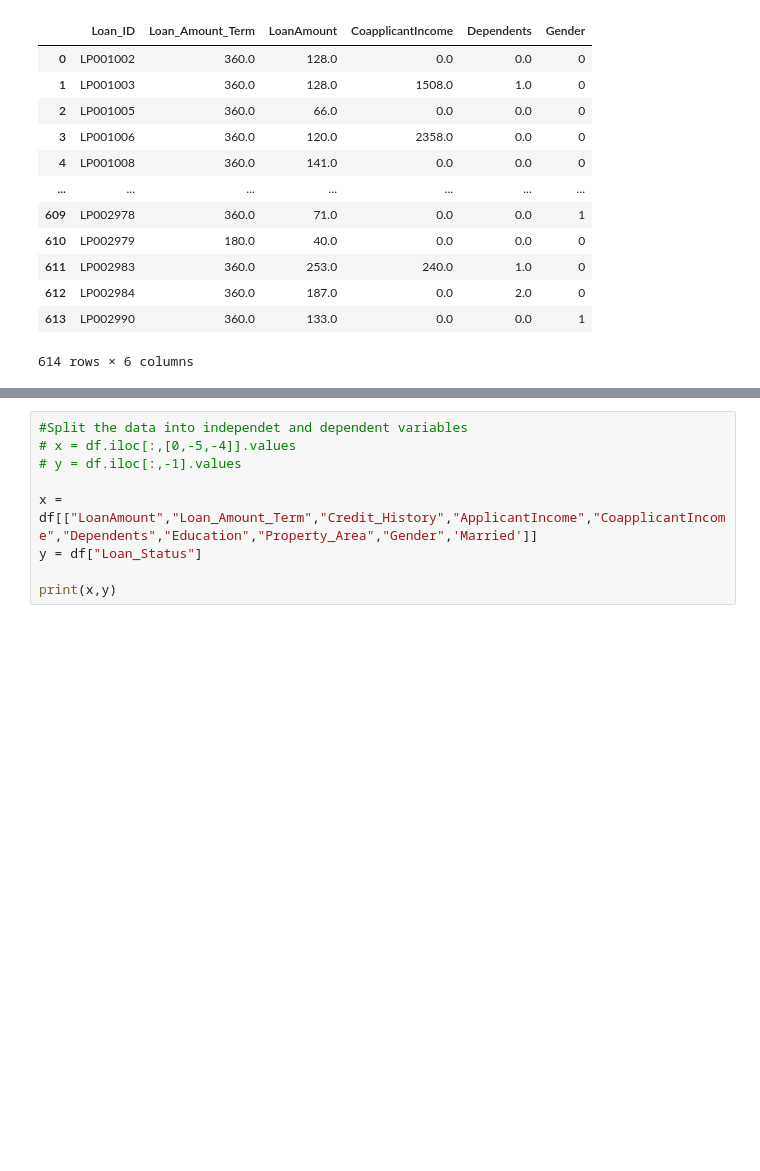
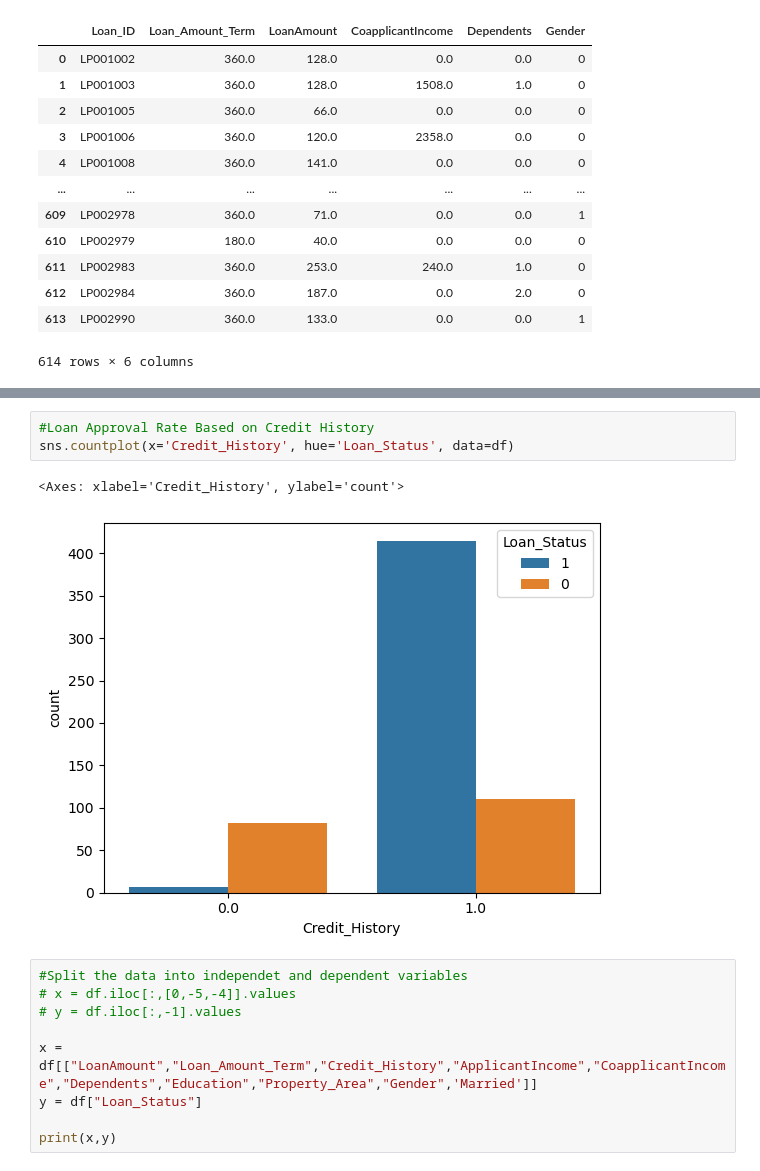
Before and after one commit to jaisic13/loan_default, a Jupyter notebook: Loan prediction.ipynb, the cells around one changed output, grey strips where cells are left out. Cells and saved outputs as stored; diff of their text form; blank space fills up the shorter version.

```diff
--- a/Loan prediction.ipynb
+++ b/Loan prediction.ipynb
@@ -190,3 +192,9 @@ plt.show()
+# %%
+#Loan Approval Rate Based on Credit History
+sns.countplot(x='Credit_History', hue='Loan_Status', data=df)
+# %% [output]
+<Axes: xlabel='Credit_History', ylabel='count'>
+[figure, added]
 # %%
 #Split the data into independet and dependent variables
 # x = df.iloc[:,[0,-5,-4]].values
```
Also changed, not shown: parts of 3 cells of this notebook.
